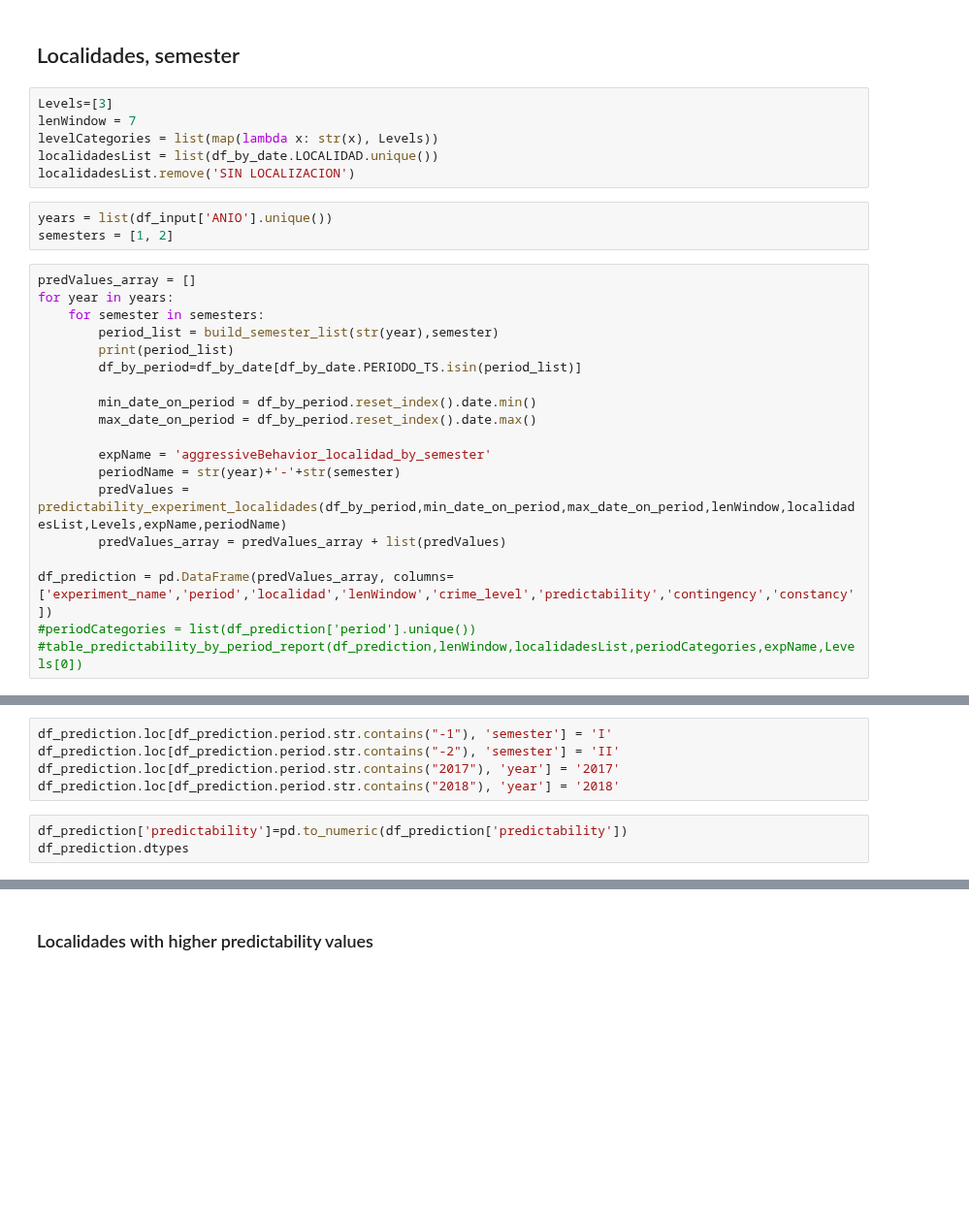
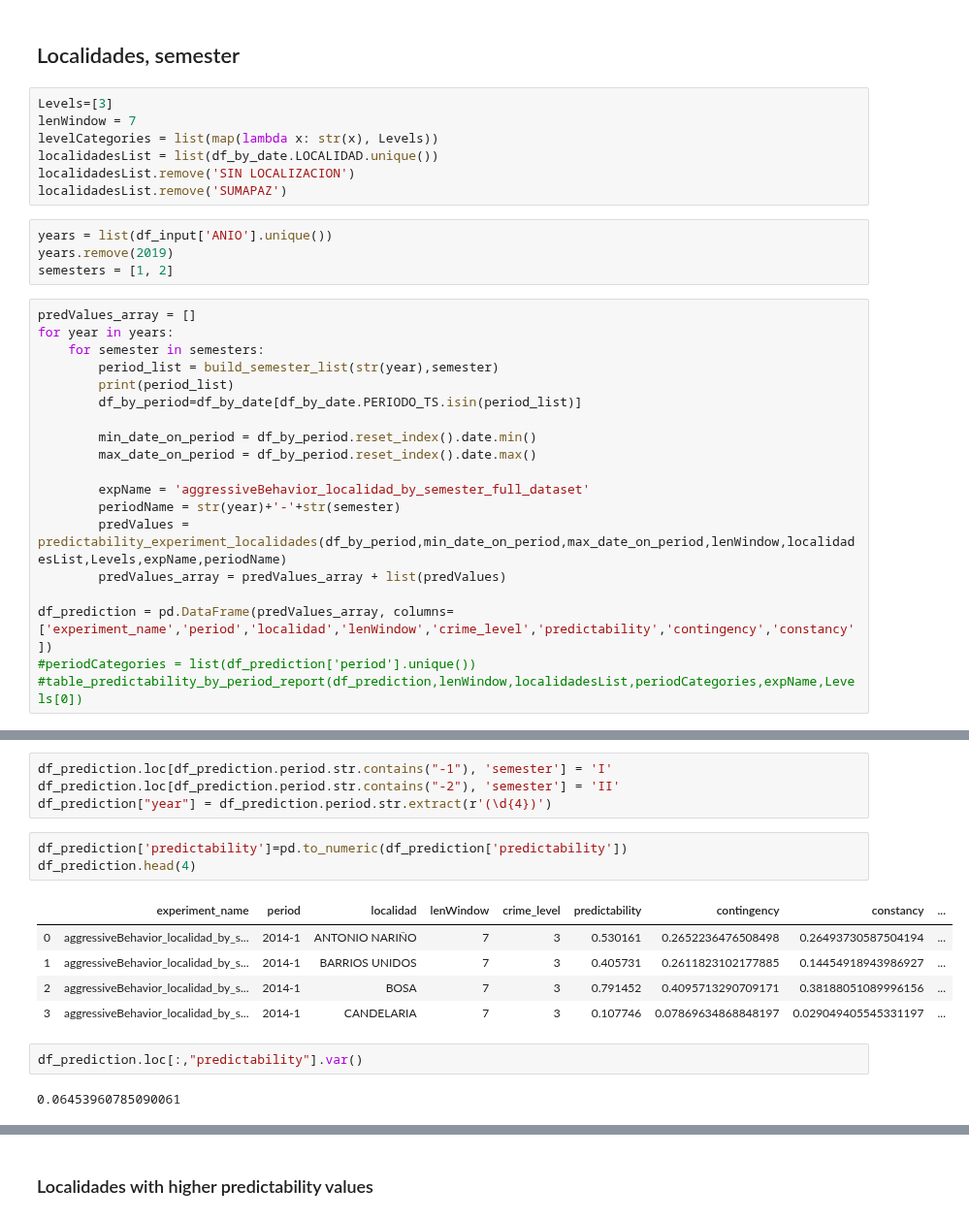
Before and after one commit to jrudascas/security_project, a Jupyter notebook: periodicity_experiments/experiment_11_predictability_reproducible_full_dataset.ipynb, the cells around one changed output, grey strips where cells are left out. Shown at 97% size. Cells and saved outputs as stored; diff of their text form; blank space fills up the shorter version.

Commit message:
[WIP] fix bug on date indexing and measure variance among semesters on full dataset

```diff
--- a/periodicity_experiments/experiment_11_predictability_reproducible_full_dataset.ipynb
+++ b/periodicity_experiments/experiment_11_predictability_reproducible_full_dataset.ipynb
@@ -267,8 +267,10 @@ lenWindow = 7
 levelCategories = list(map(lambda x: str(x), Levels))
 localidadesList = list(df_by_date.LOCALIDAD.unique())
 localidadesList.remove('SIN LOCALIZACION')
+localidadesList.remove('SUMAPAZ')
 # %%
 years = list(df_input['ANIO'].unique())
+years.remove(2019)
 semesters = [1, 2]
 # %%
 predValues_array = []
@@ -281,7 +283,7 @@ for year in years:
         min_date_on_period = df_by_period.reset_index().date.min()
         max_date_on_period = df_by_period.reset_index().date.max()
 
-        expName = 'aggressiveBehavior_localidad_by_semester'
+        expName = 'aggressiveBehavior_localidad_by_semester_full_dataset'
         periodName = str(year)+'-'+str(semester)
         predValues = predictability_experiment_localidades(df_by_period,min_date_on_period,max_date_on_period,lenWindow,localidadesList,Levels,expName,periodName)
         predValues_array = predValues_array + list(predValues)
@@ -311,8 +312,17 @@ ValueError: cannot convert float NaN to integer
 # %%
 df_prediction.loc[df_prediction.period.str.contains("-1"), 'semester'] = 'I'
 df_prediction.loc[df_prediction.period.str.contains("-2"), 'semester'] = 'II'
-df_prediction.loc[df_prediction.period.str.contains("2017"), 'year'] = '2017'
-df_prediction.loc[df_prediction.period.str.contains("2018"), 'year'] = '2018'
+df_prediction["year"] = df_prediction.period.str.extract(r'(\d{4})')
 # %%
 df_prediction['predictability']=pd.to_numeric(df_prediction['predictability'])
-df_prediction.dtypes
+df_prediction.head(4)
+# %% [output]
+|  | experiment_name | period | localidad | lenWindow | crime_level | predictability | contingency | constancy | ... |
+| 0 | aggressiveBehavior_localidad_by_s... | 2014-1 | ANTONIO NARIÑO | 7 | 3 | 0.530161 | 0.2652236476508498 | 0.26493730587504194 | ... |
+| 1 | aggressiveBehavior_localidad_by_s... | 2014-1 | BARRIOS UNIDOS | 7 | 3 | 0.405731 | 0.2611823102177885 | 0.14454918943986927 | ... |
+| 2 | aggressiveBehavior_localidad_by_s... | 2014-1 | BOSA | 7 | 3 | 0.791452 | 0.4095713290709171 | 0.38188051089996156 | ... |
+| 3 | aggressiveBehavior_localidad_by_s... | 2014-1 | CANDELARIA | 7 | 3 | 0.107746 | 0.07869634868848197 | 0.029049405545331197 | ... |
+# %%
+df_prediction.loc[:,"predictability"].var()
+# %% [output]
+0.06453960785090061
```
Also changed, not shown: parts of 9 cells of this notebook.
